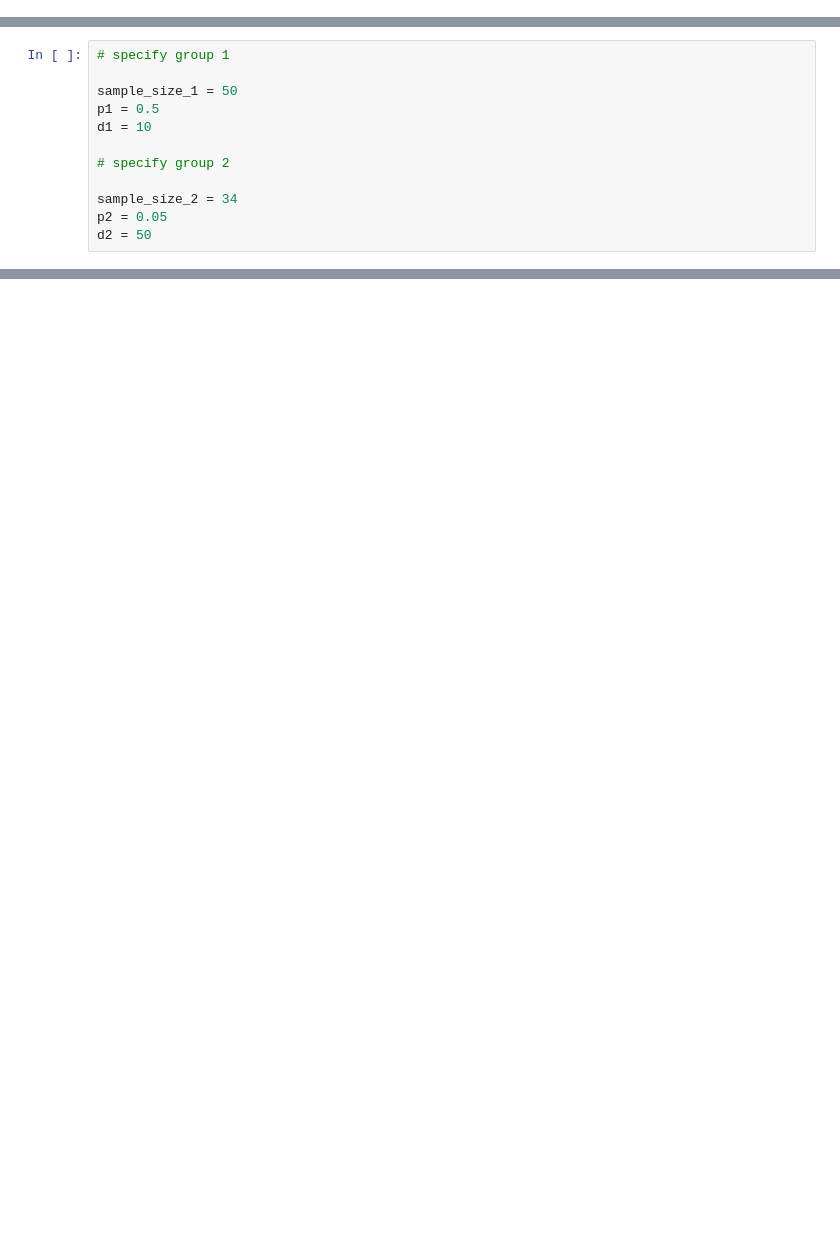
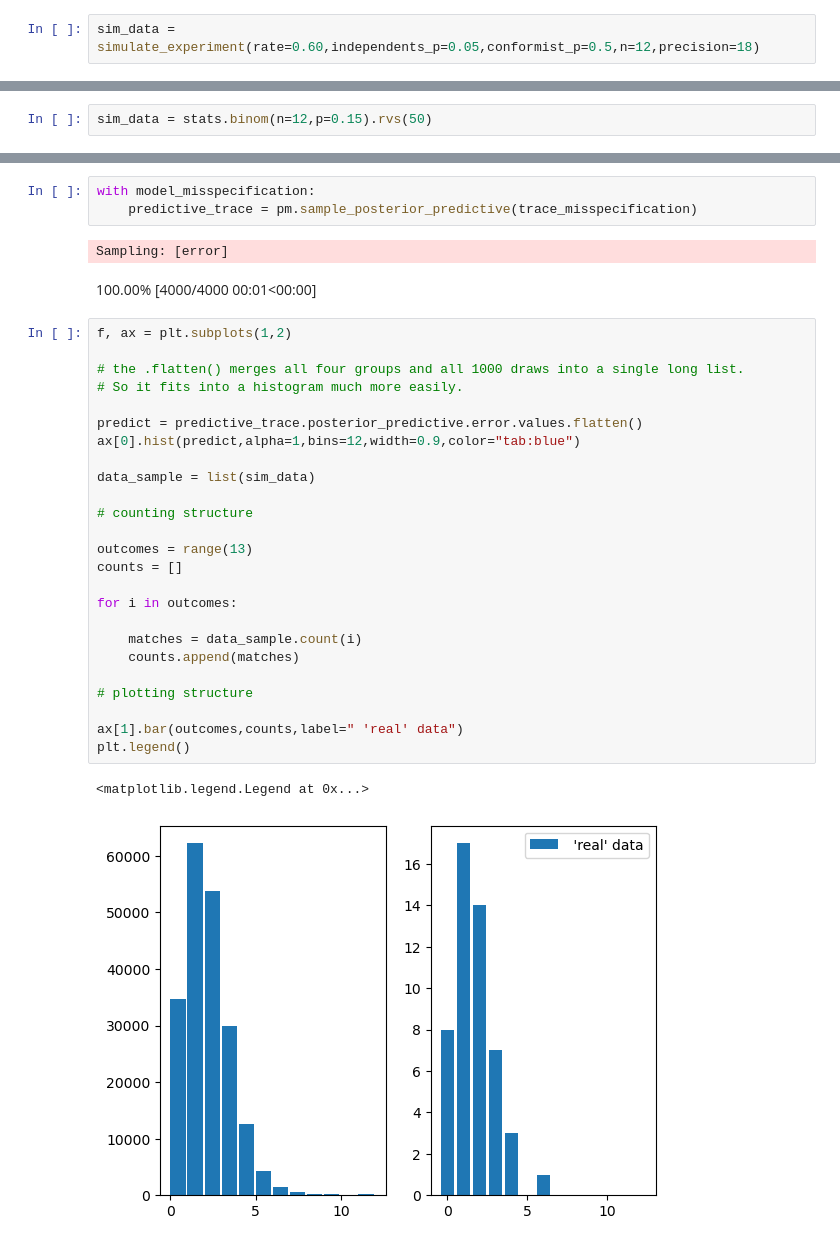
Before and after one commit to daniel-saunders-phil/cogs-303, a Jupyter notebook: lectures/Lecture 14 - What is the right sample size.ipynb, the cells around one changed output, grey strips where cells are left out. Cells and saved outputs as stored; diff of their text form; blank space fills up the shorter version.

```diff
--- a/lectures/Lecture 14 - What is the right sample size.ipynb
+++ b/lectures/Lecture 14 - What is the right sample size.ipynb
@@ -78,0 +137,2 @@ Finally, we want to get a histogram to compare the two sets of predictions. Subt
+# %%
+sim_data = simulate_experiment(rate=0.60,independents_p=0.05,conformist_p=0.5,n=12,precision=18)
@@ -340,12 +181,0 @@ One lesson here is that what counts as a good sample size can depend heavily on
-# %%
-# specify group 1
-
-sample_size_1 = 50
-p1 = 0.5
-d1 = 10
-
-# specify group 2
-
-sample_size_2 = 34
-p2 = 0.05
-d2 = 50
@@ -564,0 +194,2 @@ You might be curious, how much variability is there in the Asch experiment? Well
+# %%
+sim_data = stats.binom(n=12,p=0.15).rvs(50)
@@ -564,0 +228,34 @@ You might be curious, how much variability is there in the Asch experiment? Well
+# %%
+with model_misspecification:
+    predictive_trace = pm.sample_posterior_predictive(trace_misspecification)
+# %% [output]
+Sampling: [error]
+100.00% [4000/4000 00:01<00:00]
+# %%
+f, ax = plt.subplots(1,2)
+
+# the .flatten() merges all four groups and all 1000 draws into a single long list.
+# So it fits into a histogram much more easily.
+
+predict = predictive_trace.posterior_predictive.error.values.flatten()
+ax[0].hist(predict,alpha=1,bins=12,width=0.9,color="tab:blue")
+
+data_sample = list(sim_data)
+
+# counting structure
+
+outcomes = range(13)
+counts = []
+
+for i in outcomes:
+
+    matches = data_sample.count(i)
+    counts.append(matches)
+
+# plotting structure
+
+ax[1].bar(outcomes,counts,label=" 'real' data")
+plt.legend()
+# %% [output]
+<matplotlib.legend.Legend at 0x...>
+[figure, added]
```
Also changed, not shown: parts of 102 cells of this notebook, 1 other file.
